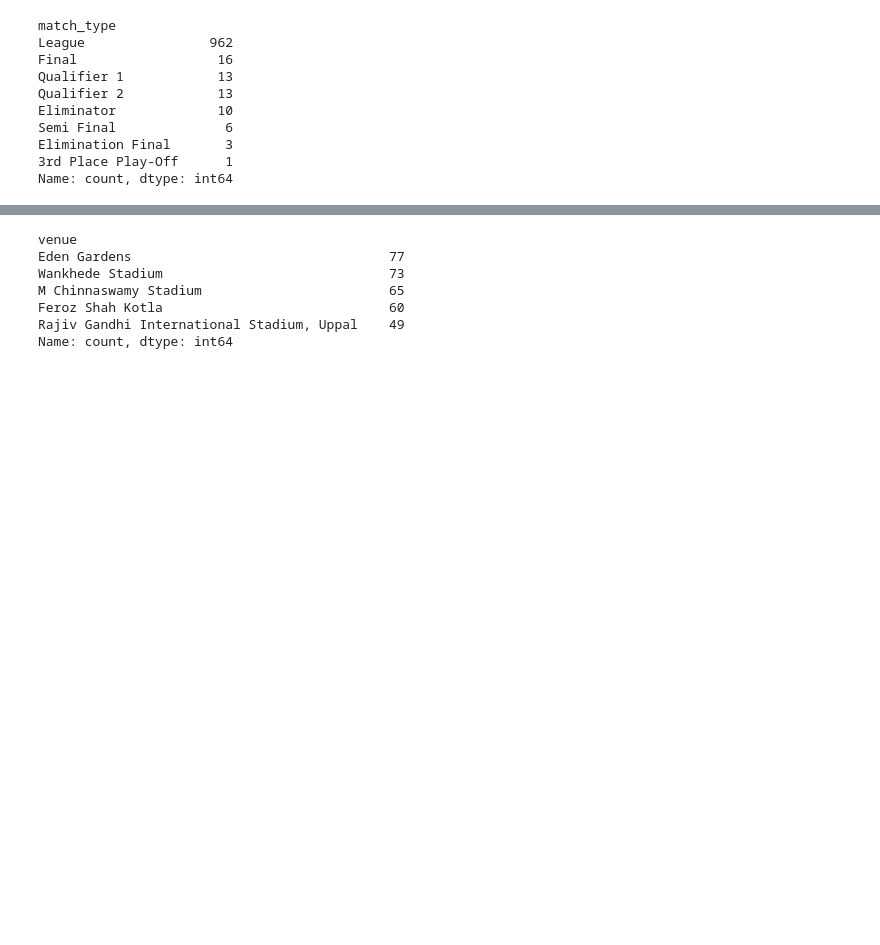
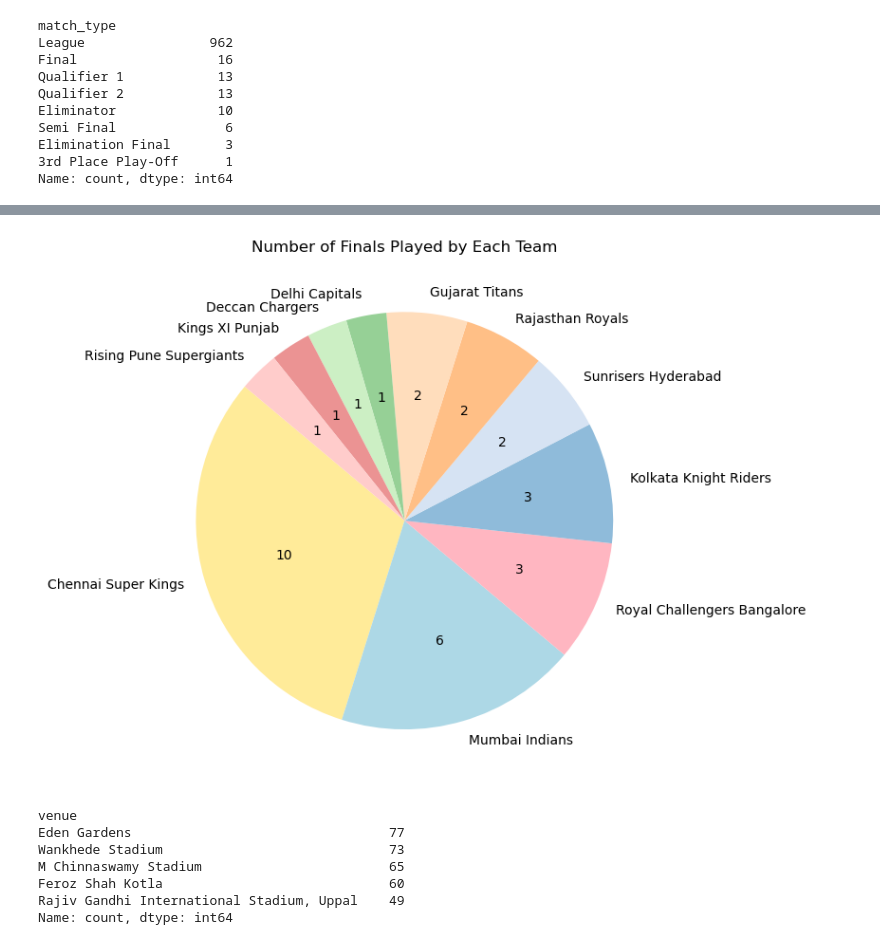
Before and after one commit to code-with-aneesh/IPL_Analysis, a Jupyter notebook: match_analysis.ipynb, the cells around one changed output, grey strips where cells are left out. Cells and saved outputs as stored; diff of their text form; code cells hidden in the pictures; blank space fills up the shorter version.

Commit message:
Added more graphs

```diff
--- a/match_analysis.ipynb
+++ b/match_analysis.ipynb
@@ -98,3 +63,66 @@ Name: count, dtype: int64
+# %%
+import pandas as pd
+import matplotlib.pyplot as plt
+import matplotlib.colors as mcolors
+
+# Assuming `match` DataFrame is already loaded
+
+# Step 1: Filter the matches that are finals
+final_matches = match[match["match_type"] == "Final"]
+
+# Step 2: Concatenate the teams that have participated in the finals
+teams_in_final = pd.concat([final_matches["team1"], final_matches["team2"]])
+
+# Step 3: Count the occurrences of each team in the finals
+final_teams_count = teams_in_final.value_counts()
+
+# Step 4: Filter out teams with 0 finals
+final_teams_count = final_teams_count[final_teams_count > 0]
+
+# Step 5: Sort the teams by the number of finals they have played in
+final_teams_count_sorted = final_teams_count.sort_values(ascending=False)
+
+# Step 6: Define pastel colors starting with yellow, blue, and red
+pastel_colors = [
+    "#FFEB99",
+    "#ADD8E6",
+    "#FFB6C1",
+]  # pastel yellow, pastel blue, pastel red
+
+
+# Generate additional pastel colors
+def lighten_color(color, amount=0.5):
+    try:
+        c = mcolors.cnames[color]
+    except KeyError:
+        c = color
+    c = mcolors.to_rgb(c)
+    return [(1 - amount) * x + amount for x in c]
+
+
+# Generate additional pastel colors from a colormap
+colormap = plt.cm.tab20.colors
+additional_pastel_colors = [
+    lighten_color(colormap[i % len(colormap)], 0.5)
+    for i in range(len(final_teams_count_sorted) - len(pastel_colors))
+]
+additional_pastel_colors = [mcolors.to_hex(c) for c in additional_pastel_colors]
+colors = pastel_colors + additional_pastel_colors
+
+# Step 7: Plot the results using a pie chart with counts
+plt.figure(figsize=(10, 6))
+plt.pie(
+    final_teams_count_sorted,
+    labels=final_teams_count_sorted.index,
+    autopct=lambda p: f"{int(p * sum(final_teams_count_sorted) / 100)}",
+    startangle=140,
+    colors=colors[: len(final_teams_count_sorted)],
+)
+plt.title("Number of Finals Played by Each Team")
+plt.tight_layout()
+plt.show()
+# %% [output]
+[figure, added]
 # %%
 match['venue'].value_counts().head()
 # %% [output]
```
Also changed, not shown: parts of 8 cells of this notebook, 4 other files.
